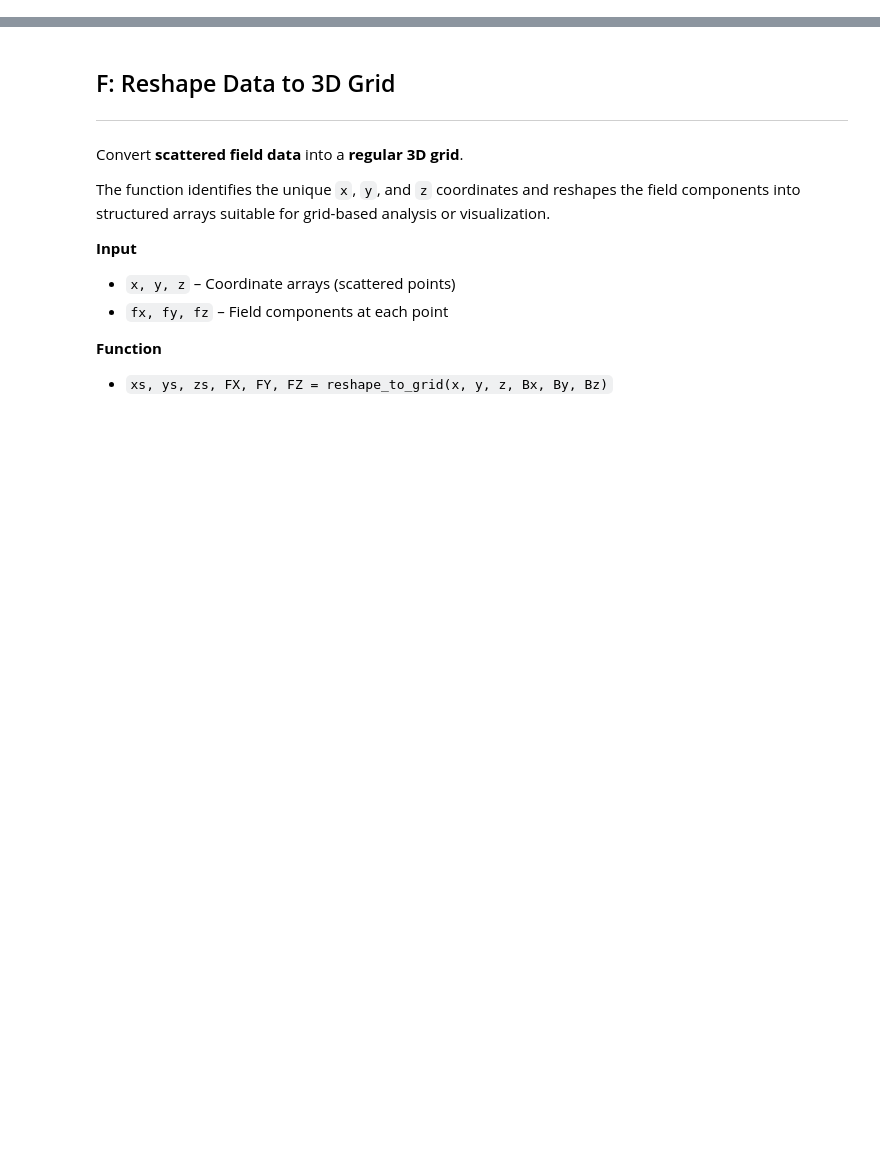
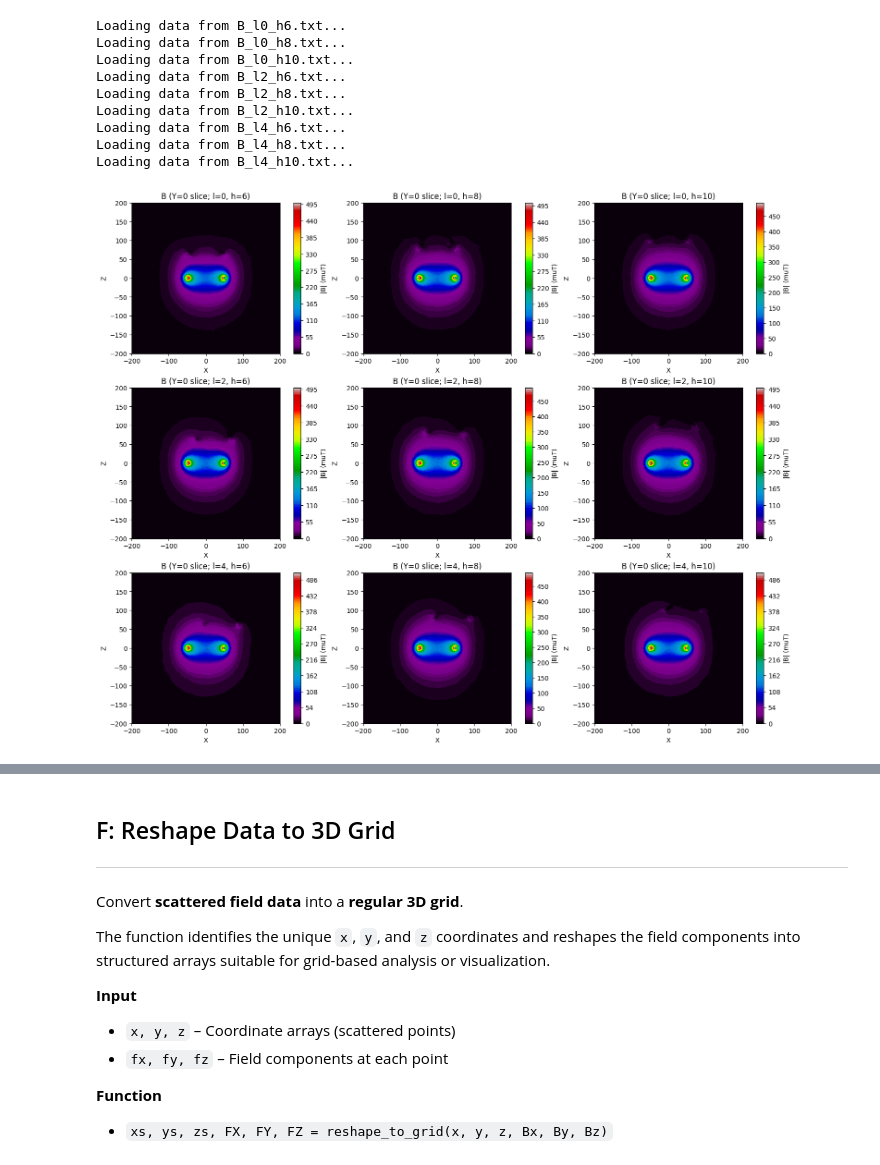
Before and after one commit to HajianMahshad/physics-informed-deeponet-wpt, a Jupyter notebook: dataset_gen.ipynb, the cells around one changed output, grey strips where cells are left out. Cells and saved outputs as stored; diff of their text form; code cells hidden in the pictures; blank space fills up the shorter version.

```diff
--- a/dataset_gen.ipynb
+++ b/dataset_gen.ipynb
@@ -163,0 +170,38 @@ def plot_grid_slice_contour(xs, ys, zs, F, ax=None, y_value=None, title=None, cm
+# %%
+import matplotlib.pyplot as plt
+
+l_values = range(0, 5, 2)   # 0, 2, 4
+h_values = range(6, 11, 2)  # 6, 8, 10
+Scale = 1e6
+
+fig, axes = plt.subplots(len(l_values), len(h_values), figsize=(15, 12), constrained_layout=True)
+
+for i, l in enumerate(l_values):
+    for j, h in enumerate(h_values):
+        filename = f"B_l{l}_h{h}.txt"
+        print(f"Loading data from {filename}...")
+
+        # use the correct filename here
+        x, y, z, Bx, By, Bz, Bmag = load_ansys_bfield(filename)
+
+        # assuming plot_slice_contour can accept an ax argument
+        plot_slice_contour(
+            x, y, z, Scale*Bmag,
+            y_value=0.0,
+            title=f"Y=0 slice; l={l}, h={h}",
+            label="|B| (muT)",
+            ax=axes[i, j]
+        )
+
+plt.show()
+# %% [output]
+Loading data from B_l0_h6.txt...
+Loading data from B_l0_h8.txt...
+Loading data from B_l0_h10.txt...
+Loading data from B_l2_h6.txt...
+Loading data from B_l2_h8.txt...
+Loading data from B_l2_h10.txt...
+Loading data from B_l4_h6.txt...
+Loading data from B_l4_h8.txt...
+Loading data from B_l4_h10.txt...
+[figure, added]
```
Also changed, not shown: parts of 13 cells of this notebook.
